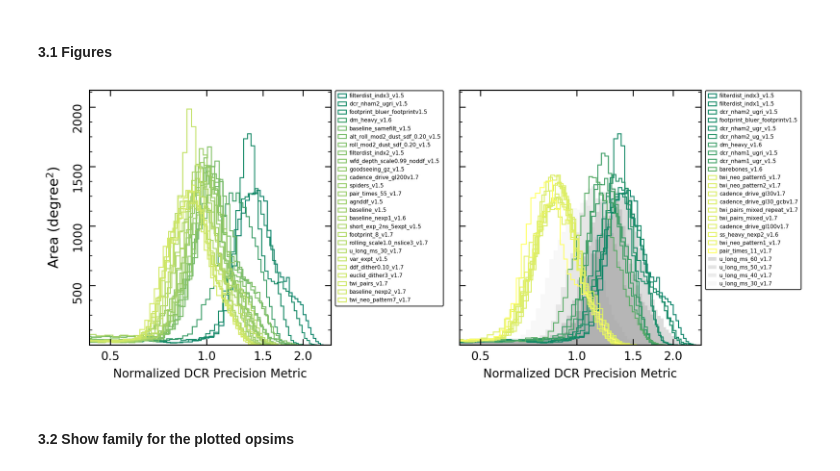
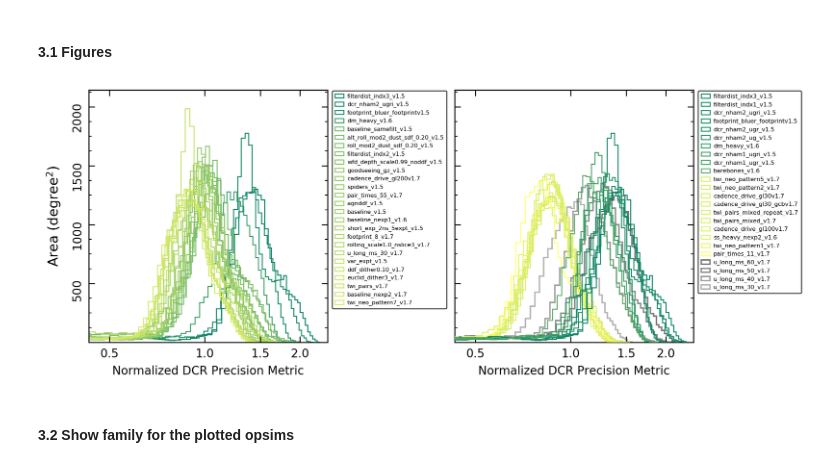
Before and after one commit to RichardsGroup/LSST_DCR, a Jupyter notebook: notebooks/03_Analyze_WFD.ipynb, the cells around one changed output. Drawn from its saved outputs; the diff is of its cells as text; code cells hidden in the pictures.

Commit message:
update wfd figure

```diff
--- a/notebooks/03_Analyze_WFD.ipynb
+++ b/notebooks/03_Analyze_WFD.ipynb
@@ -385,7 +385,7 @@ for run in summary_df_all.index[-10:]:
 # plot u_long in u band
 u_long_summary = summary_df_all[summary_df_all.family == 'u_long']
 u_medians = norm_metric_u/u_long_summary.loc[:, 'DCR_22.15_u_Median'].values
-alpha_norm = mpl.colors.Normalize(vmin = u_medians.min()-0.1, vmax=u_medians.max()+0.05)
+alpha_norm = mpl.colors.Normalize(vmin = u_medians.min()-0.5, vmax=u_medians.max()+0.4)
 for run in u_long_summary.index[::-1]:
 
     # match keys
@@ -398,9 +398,9 @@ for run in u_long_summary.index[::-1]:
     data = data[~(np.isnan(data) | np.isinf(data))]
 
 
-    alpha = 0.15*alpha_norm(norm_metric_u/u_long_summary.loc[run, 'DCR_22.15_u_Median'])
-    ax.hist(norm_metric_u/data, bins=bins, histtype='stepfilled', color='k', alpha=alpha, zorder=0,
-             density=density, label=f"{run[:run.find('v1.')+4]}", linewidth=1)
+    alpha = 0.75*alpha_norm(norm_metric_u/u_long_summary.loc[run, 'DCR_22.15_u_Median'])
+    ax.hist(norm_metric_u/data, bins=bins, histtype='step', color='k', alpha=alpha, zorder=0,
+             density=density, label=f"{run[:run.find('v1.')+4]}", linewidth=1.5)
 
 # tick & format
 ax.set_xscale('log', basex=10)
@@ -479,7 +479,7 @@ ax1.xaxis.set_minor_locator(plt.NullLocator())
 
 # label & legend
 ax1.set_xlabel('Normalized DCR Precision Metric', fontsize=12)
-ax1.legend(fontsize=5.5, bbox_to_anchor=(1, 1.015), edgecolor='k', loc=2, labelspacing=0.45)
+ax1.legend(fontsize=5.9, bbox_to_anchor=(1, 1.015), edgecolor='k', loc=2, labelspacing=0.45)
 
 ax1.yaxis.set_major_locator(plt.FixedLocator(np.array([500, 1000, 1500, 2000])/(54.967783/60)**2))
 ax1_y_tick_vals = ax1.get_yticks()
@@ -502,7 +502,7 @@ for run in summary_df_all.index[:10]:
     data = data[~(np.isnan(data) | np.isinf(data))]
 
     c = mpl.cm.summer(gNormAll(summary_df_all.loc[run, 'DCR_22_g_Median']))
-    ax2.hist(norm_metric_g/data, bins=bins, histtype='step', color=c,
+    ax2.hist(norm_metric_g/data, bins=bins, histtype='step', color=c, zorder=20,
              density=density, label=f"{run[:run.find('v1.')+4]}")
 
 # plot worst 10
@@ -518,50 +518,49 @@ for run in summary_df_all.index[-10:]:
     data = data[~(np.isnan(data) | np.isinf(data))]
 
     c = mpl.cm.summer(gNormAll(summary_df_all.loc[run, 'DCR_22_g_Median']))
-    ax2.hist(norm_metric_g/data, bins=bins, histtype='step', color=c,
+    ax2.hist(norm_metric_g/data, bins=bins, histtype='step', color=c, zorder=10,
              density=density, label=f"{run[:run.find('v1.')+4]}")
 
 
 # plot u_long in u band
 u_long_summary = summary_df_all[summary_df_all.family == 'u_long']
 u_medians = norm_metric_u/u_long_summary.loc[:, 'DCR_22.15_u_Median'].values
-alpha_norm = mpl.colors.Normalize(vmin = u_medians.min()-0.1, vmax=u_medians.max()+0.05)
+alpha_norm = mpl.colors.Normalize(vmin = u_medians.min()-0.5, vmax=u_medians.max()+0.4)
 for run in u_long_summary.index[::-1]:
 
     # match keys
     keys = [*final_bundleDicts[run].keys()]
     metricKey = [elem for elem in keys if elem[1] == 'DCR_22.15_u'][0]
 
     # need to mask the pixels that have no available data
     mask = final_bundleDicts[run][metricKey].metricValues.mask
     data = final_bundleDicts[run][metricKey].metricValues.data[~mask]
     data = data[~(np.isnan(data) | np.isinf(data))]
 
 
-    alpha = 0.15*alpha_norm(norm_metric_u/u_long_summary.loc[run, 'DCR_22.15_u_Median'])
-    ax2.hist(norm_metric_u/data, bins=bins, histtype='stepfilled', color='k', alpha=alpha, zorder=0,
-             density=density, label=f"{run[:run.find('v1.')+4]}", linewidth=1)
-
+    alpha = 0.75*alpha_norm(norm_metric_u/u_long_summary.loc[run, 'DCR_22.15_u_Median'])
+    ax2.hist(norm_metric_u/data, bins=bins, histtype='step', color='k', alpha=alpha, zorder=0,
+             density=density, label=f"{run[:run.find('v1.')+4]}", linewidth=1.5)
 # tick & format
 ax2.set_xscale('log', basex=10)
 ax2.set_xbound(lower=0.43, upper=2.45)
 ax2.tick_params(top=True, right=True, which='both')
 ax2.xaxis.set_major_locator(plt.FixedLocator([.5, 1, 1.5, 2]))
 ax2.xaxis.set_major_formatter(plt.FormatStrFormatter('%.1f'))
 ax2.xaxis.set_minor_locator(plt.NullLocator())
 
 # label & legend
 ax2.set_xlabel('Normalized DCR Precision Metric', fontsize=12)
-ax2.legend(fontsize=5.5, bbox_to_anchor=(1.0, 1.015), edgecolor='k', loc=2, labelspacing=0.45)
+ax2.legend(fontsize=6, bbox_to_anchor=(1.0, 1.015), edgecolor='k', loc=2, labelspacing=0.45)
 
 # make ax2 has same y lime as ax1
 ax2.set_ylim(ax1_y_lim)
 ax2.yaxis.set_major_locator(plt.FixedLocator(np.array([500, 1000, 1500, 2000])/(54.967783/60)**2))
 _ = ax2.set_yticklabels("")
 
 # plt.savefig('dcr_cad_note_wfd.pdf')
 # %% [output]
-[figure, old version]
+[figure, new version]
 # %% [markdown]
 #### 3.2 Show family for the plotted opsims
 # %% [markdown]
```
Also changed, not shown: parts of 1 cell of this notebook.
